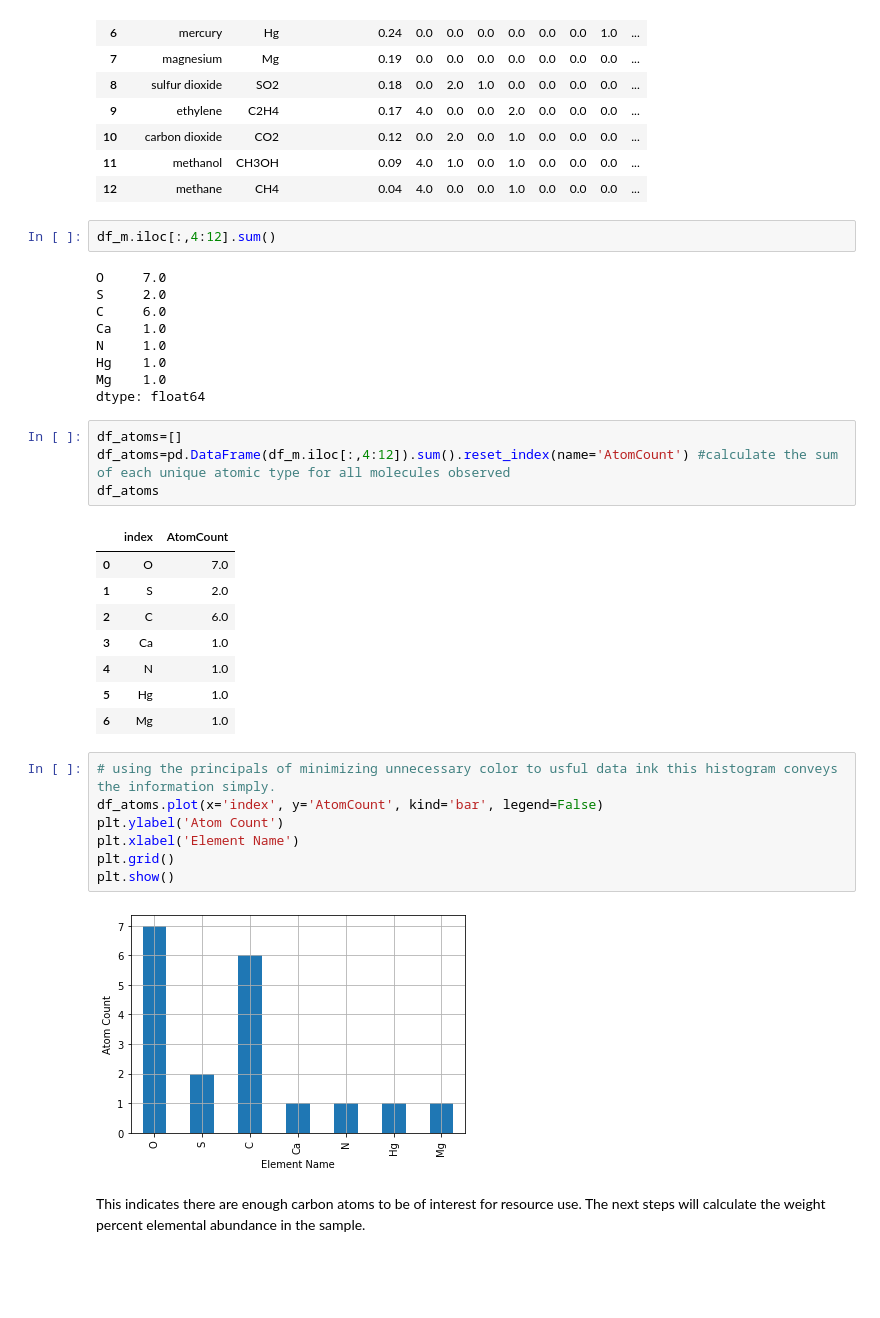
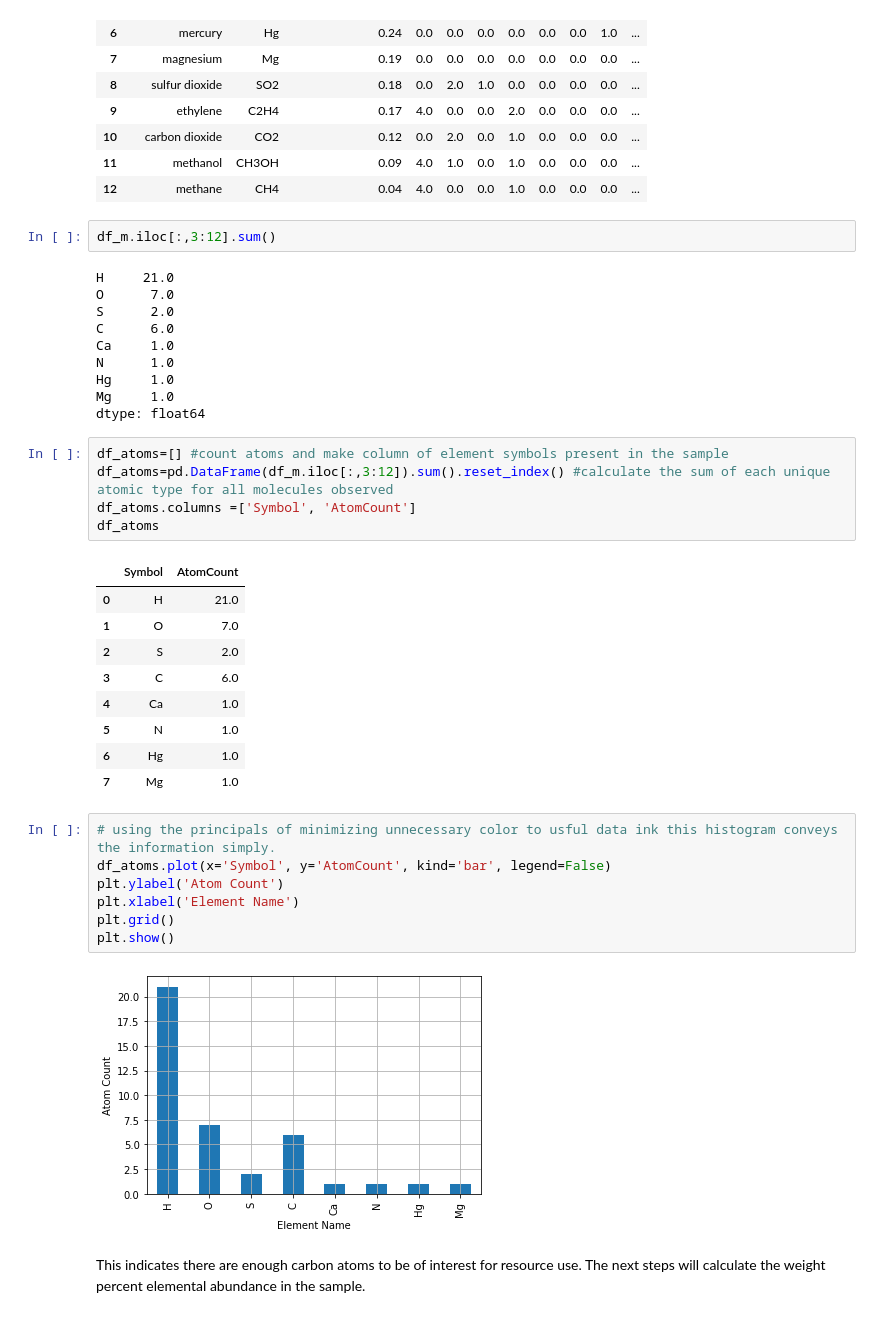
Before and after one commit to denizd1/GEOL557_Project, a Jupyter notebook: notebooks/Week4_Group_Project_LCROSS_and_DEM_Illum_Display.ipynb, the cells around one changed output. Drawn from its saved outputs; the diff is of its cells as text; blank space fills up the shorter version.

```diff
--- a/notebooks/Week4_Group_Project_LCROSS_and_DEM_Illum_Display.ipynb
+++ b/notebooks/Week4_Group_Project_LCROSS_and_DEM_Illum_Display.ipynb
@@ -187,37 +190,40 @@ df_m
 | 11 | methanol | CH3OH | 0.09 | 4.0 | 1.0 | 0.0 | 1.0 | 0.0 | 0.0 | 0.0 | ... |
 | 12 | methane | CH4 | 0.04 | 4.0 | 0.0 | 0.0 | 1.0 | 0.0 | 0.0 | 0.0 | ... |
 # %%
-df_m.iloc[:,4:12].sum()
+df_m.iloc[:,3:12].sum()
 # %% [output]
-O     7.0
-S     2.0
-C     6.0
-Ca    1.0
-N     1.0
-Hg    1.0
-Mg    1.0
+H     21.0
+O      7.0
+S      2.0
+C      6.0
+Ca     1.0
+N      1.0
+Hg     1.0
+Mg     1.0
 dtype: float64
 # %%
-df_atoms=[]
-df_atoms=pd.DataFrame(df_m.iloc[:,4:12]).sum().reset_index(name='AtomCount') #calculate the sum of each unique atomic type for all molecules observed
+df_atoms=[] #count atoms and make column of element symbols present in the sample
+df_atoms=pd.DataFrame(df_m.iloc[:,3:12]).sum().reset_index() #calculate the sum of each unique atomic type for all molecules observed
+df_atoms.columns =['Symbol', 'AtomCount']
 df_atoms
 # %% [output]
-|  | index | AtomCount |
-| 0 | O | 7.0 |
-| 1 | S | 2.0 |
-| 2 | C | 6.0 |
-| 3 | Ca | 1.0 |
-| 4 | N | 1.0 |
-| 5 | Hg | 1.0 |
-| 6 | Mg | 1.0 |
+|  | Symbol | AtomCount |
+| 0 | H | 21.0 |
+| 1 | O | 7.0 |
+| 2 | S | 2.0 |
+| 3 | C | 6.0 |
+| 4 | Ca | 1.0 |
+| 5 | N | 1.0 |
+| 6 | Hg | 1.0 |
+| 7 | Mg | 1.0 |
 # %%
 # using the principals of minimizing unnecessary color to usful data ink this histogram conveys the information simply.
-df_atoms.plot(x='index', y='AtomCount', kind='bar', legend=False)
+df_atoms.plot(x='Symbol', y='AtomCount', kind='bar', legend=False)
 plt.ylabel('Atom Count')
 plt.xlabel('Element Name')
 plt.grid()
 plt.show()
 # %% [output]
-[figure, old version]
+[figure, new version]
 # %% [markdown]
 This indicates there are enough carbon atoms to be of interest for resource use. The next steps will calculate the weight percent elemental abundance in the sample.
```
Also changed, not shown: parts of 40 cells of this notebook.
